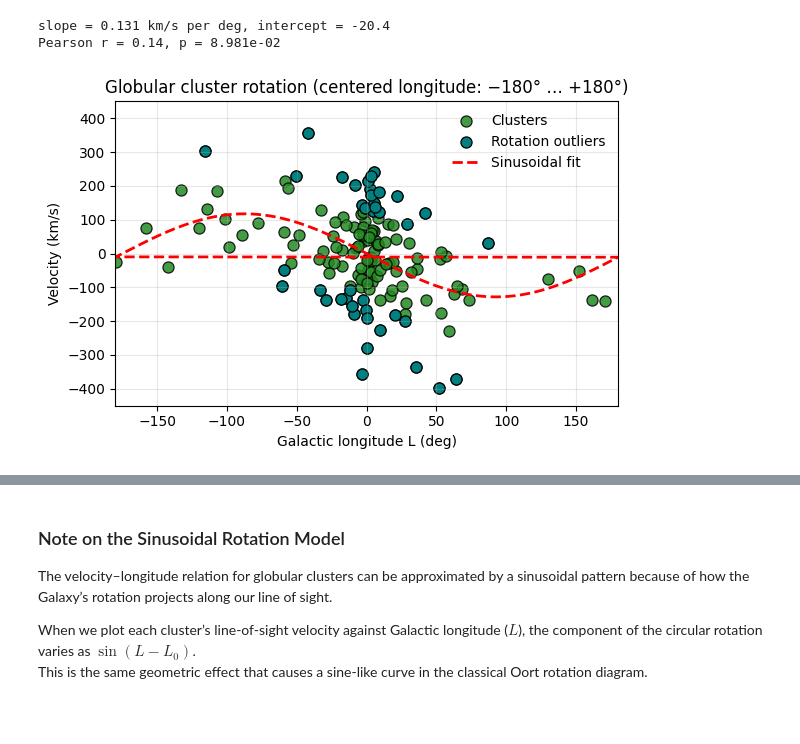
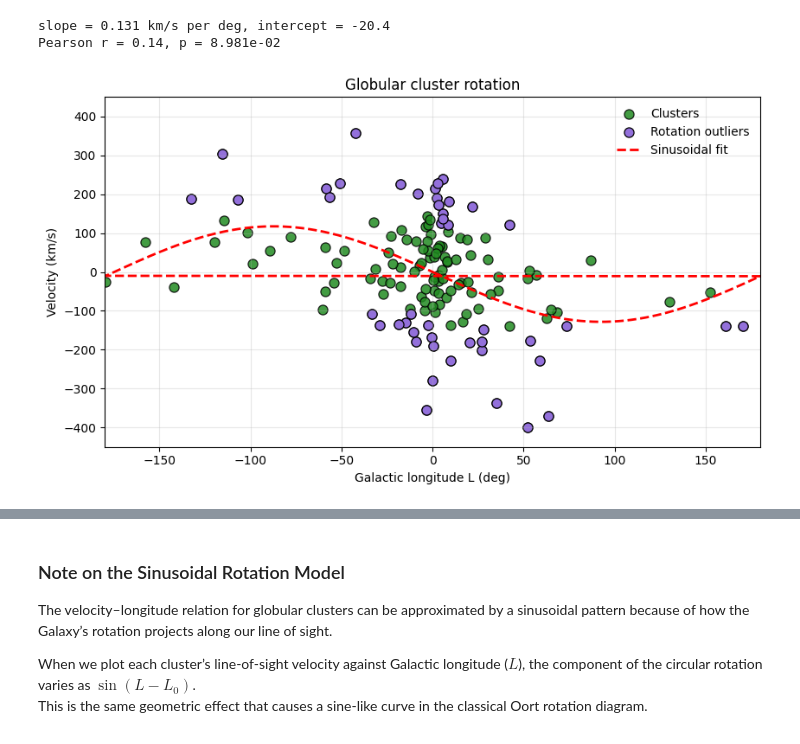
Before and after one commit to sleepdepr1ved/PHYS3116_Team, a Jupyter notebook: rotation_analysis.ipynb, the cells around one changed output, grey strips where cells are left out. Drawn from its saved outputs; the diff is of its cells as text; code cells hidden in the pictures.

```diff
--- a/rotation_analysis.ipynb
+++ b/rotation_analysis.ipynb
@@ -175,7 +175,6 @@ if "popt" not in globals():
     from scipy.optimize import curve_fit
     L_fit = np.mod(df_rot["L"].to_numpy(), 360.0)
     v = df_rot["vel"].to_numpy()
-    # simple initial guess from linear fit
     coef = np.polyfit(L_fit, v, 1)
     p0 = [coef[1], float(np.std(v)), 0.0]
     popt, _ = curve_fit(v_sin, L_fit, v, p0=p0, maxfev=20000)
@@ -184,42 +183,42 @@ if "popt" not in globals():
 L_plot = df_rot["L"].apply(lambda x: x - 360 if x > 180 else x)
 
 # --- Prepare outlier mask (optional) ---
 if "rot_outlier" in df_rot.columns:
     oo = df_rot["rot_outlier"].astype(bool).to_numpy()
 else:
-    oo = np.zeros(len(df_rot), dtype=bool)  # no outliers flagged yet
+    oo = np.zeros(len(df_rot), dtype=bool)
 
 # --- Create plot (fit remains in 0–360 but we wrap the grid for display) ---
-fig, ax = plt.subplots(figsize=(6, 4))
+fig, ax = plt.subplots(figsize=(9, 5))  # widened to match new version
 
-# Main points
+# Main cluster points
 ax.scatter(L_plot, df_rot["vel"],
            s=64, alpha=0.85, color="forestgreen",
            edgecolor="k", linewidth=0.9, label="Clusters")
 
-# Outliers highlighted (if available)
+# Highlight rotation outliers
 if oo.any():
     ax.scatter(L_plot[oo], df_rot.loc[oo, "vel"],
-               s=64, color="teal", marker="o",
+               s=64, color="mediumpurple", marker="o",
                edgecolor="k", linewidth=0.9, label="Rotation outliers")
 
-# Smooth sinusoidal curve: compute on [0, 360) then re-center for plotting
+# Sinusoidal curve (fit unchanged)
 Lgrid = np.linspace(0, 360, 721)
 ygrid = v_sin(Lgrid, *popt)
-Lgrid_centered = Lgrid - 360*(Lgrid > 180)  # now in [-180, 180]
+Lgrid_centered = Lgrid - 360*(Lgrid > 180)
 ax.plot(Lgrid_centered, ygrid, "r--", lw=2, label="Sinusoidal fit")
 
-# Axes & cosmetics
+# Axis & style
 ax.set_xlim(-180, 180)
 ax.set_ylim(-450, 450)
 ax.set_xlabel("Galactic longitude L (deg)")
 ax.set_ylabel("Velocity (km/s)")
-ax.set_title("Globular cluster rotation (centered longitude: −180° … +180°)")
+ax.set_title("Globular cluster rotation")
 ax.legend(frameon=False)
 ax.grid(alpha=0.3)
 
-plt.tight_layout()
-plt.savefig(f"{OUT}/Rotation_sinusoidal_centered.png", dpi=300, bbox_inches="tight")
+plt.tight_layout(rect=[0, 0, 0.95, 1])  # add a bit of right margin
+plt.savefig(f"{OUT}/Rotation_sinusoidal_centered_wide.png", dpi=300, bbox_inches="tight")
 plt.show()
 # %% [output]
-[figure, old version]
+[figure, new version]
```
Also changed, not shown: parts of 3 cells of this notebook, 6 other files.
